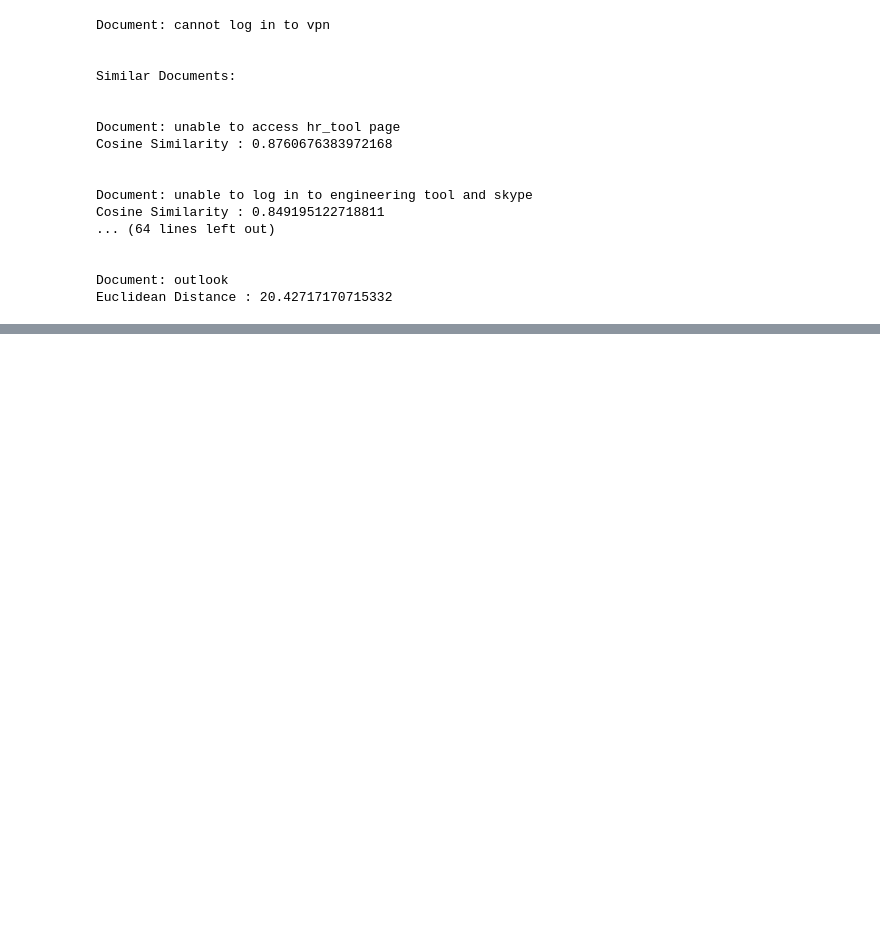
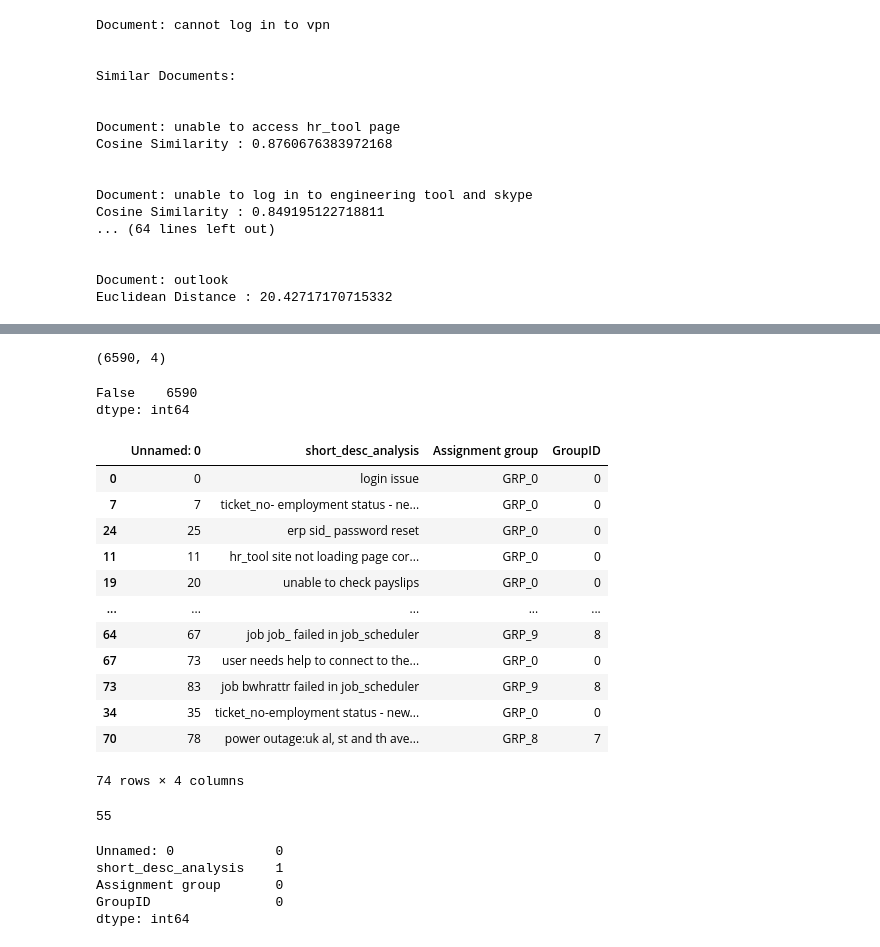
Before and after one commit to prasadpn/Ticket-Assignment, a Jupyter notebook: AutomaticTicketAssignment.ipynb, the cells around one changed output, grey strips where cells are left out. Cells and saved outputs as stored; diff of their text form; code cells hidden in the pictures; blank space fills up the shorter version.

```diff
--- a/AutomaticTicketAssignment.ipynb
+++ b/AutomaticTicketAssignment.ipynb
@@ -1446,0 +1448,33 @@ Euclidean Distance : 20.42717170715332
+# %%
+import pandas as pd
+ShortDesc_df=pd.read_excel('/content/sample_data/shortdesc.xls')
+# %%
+ShortDesc_df.shape
+# %% [output]
+(6590, 4)
+# %%
+# checking duplicates
+ShortDesc_df.duplicated().value_counts()
+# %% [output]
+False    6590
+dtype: int64
+# %%
+# removing duplicates
+ShortDesc_df=ShortDesc_df.drop_duplicates()
+# %%
+# setting threshold
+ShortDesc_df.iloc[(ShortDesc_df.GroupID.value_counts()>5).index]
+# %% [output]
+|  | Unnamed: 0 | short_desc_analysis | Assignment group | GroupID |
+| 0 | 0 | login issue | GRP_0 | 0 |
+| 7 | 7 | ticket_no- employment status - ne... | GRP_0 | 0 |
+| 24 | 25 | erp sid_ password reset | GRP_0 | 0 |
+| 11 | 11 | hr_tool site not loading page cor... | GRP_0 | 0 |
+| 19 | 20 | unable to check payslips | GRP_0 | 0 |
+| ... | ... | ... | ... | ... |
+| 64 | 67 | job job_ failed in job_scheduler | GRP_9 | 8 |
+| 67 | 73 | user needs help to connect to the... | GRP_0 | 0 |
+| 73 | 83 | job bwhrattr failed in job_scheduler | GRP_9 | 8 |
+| 34 | 35 | ticket_no-employment status - new... | GRP_0 | 0 |
+| 70 | 78 | power outage:uk al, st and th ave... | GRP_8 | 7 |
+74 rows × 4 columns
@@ -1446,0 +1484,4 @@ Euclidean Distance : 20.42717170715332
+# %%
+len(ShortDesc_Ticket['Assignment group'].value_counts())
+# %% [output]
+55
@@ -1446,0 +1490,8 @@ Euclidean Distance : 20.42717170715332
+# %%
+ShortDesc_Ticket.isnull().sum()
+# %% [output]
+Unnamed: 0             0
+short_desc_analysis    1
+Assignment group       0
+GroupID                0
+dtype: int64
```
Also changed, not shown: parts of 42 cells of this notebook.
